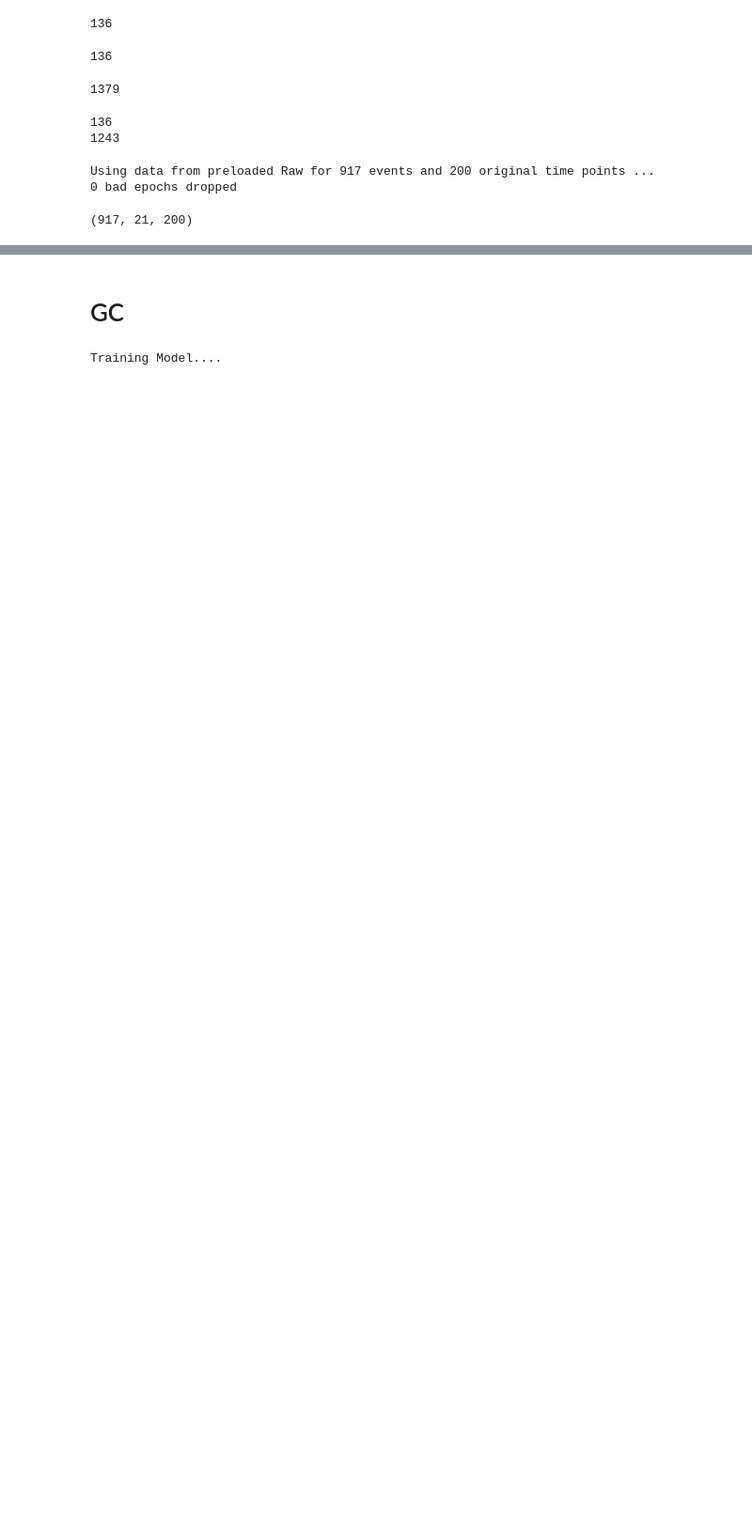
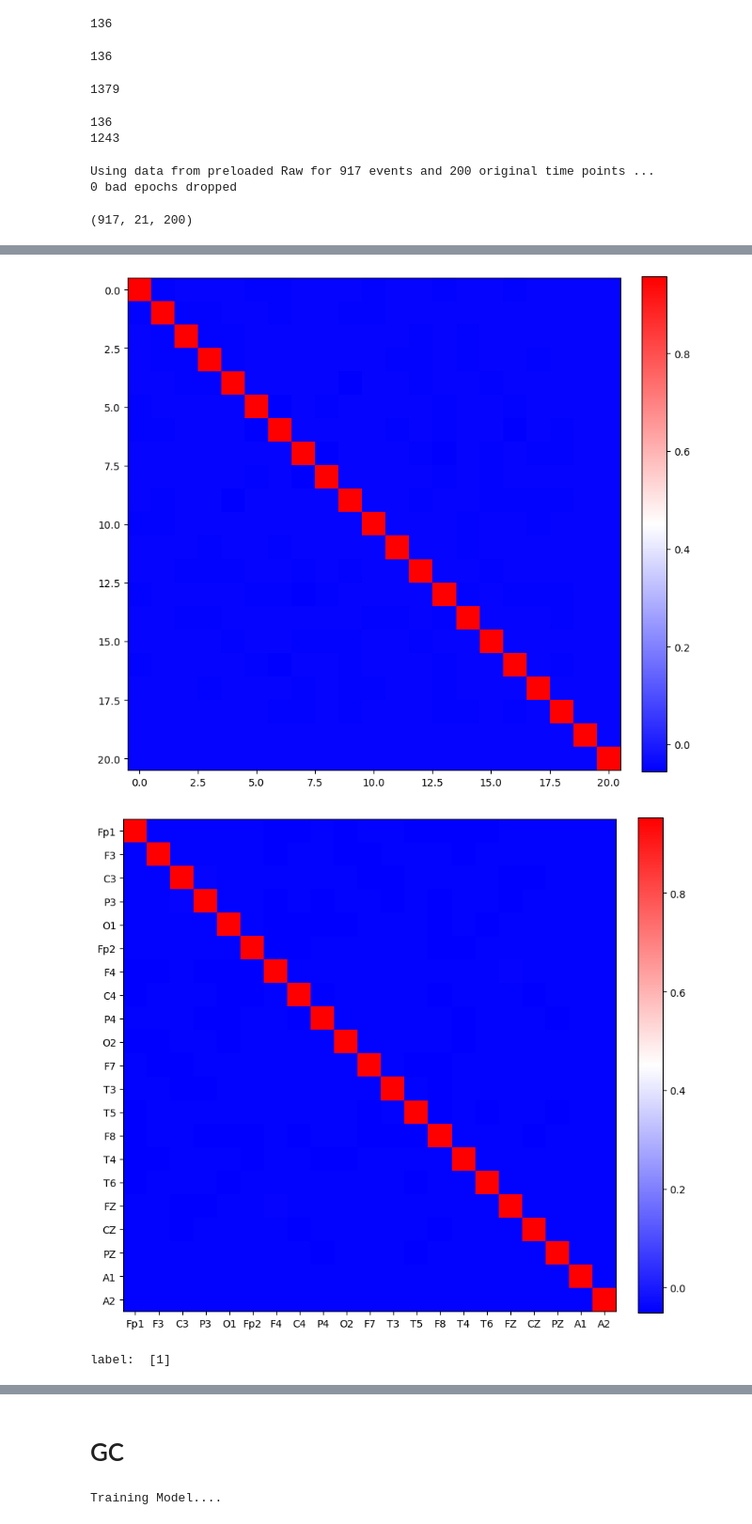
Before and after one commit to mhmdrdwn/EEG-Graph, a Jupyter notebook: graph_gcn_caueeg_normal_abnormal.ipynb, the cells around one changed output, grey strips where cells are left out. Shown at 94% size. Cells and saved outputs as stored; diff of their text form; code cells hidden in the pictures; blank space fills up the shorter version.

```diff
--- a/graph_gcn_caueeg_normal_abnormal.ipynb
+++ b/graph_gcn_caueeg_normal_abnormal.ipynb
@@ -280,7 +252,7 @@ def build_data(raw_data, bands=False):
 
     return data_features, data_graphs, data_labels
 # %%
-#%%capture
+%%capture
 np.random.seed(42)
 train_X, train_graphs, train_y = build_data(train_data_files)
-#test_X, test_graphs, test_y = build_data(test_data_files)
+test_X, test_graphs, test_y = build_data(test_data_files)
@@ -375,0 +307,14 @@ np.mean(abnormal_efficiency), np.std(abnormal_efficiency)
+# %%
+#np.save("../caueeg_features/conn_data/gc/train_X.npy", train_X)
+#np.save("../caueeg_features/conn_data/gc/test_X.npy", test_X)
+#np.save("../caueeg_features/conn_data/gc/train_y.npy", train_y)
+#np.save("../caueeg_features/conn_data/gc/test_y.npy", test_y)
+#np.save("../caueeg_features/conn_data/gc/train_graphs1.npy", train_graphs)
+#np.save("../caueeg_features/conn_data/gc/test_graphs1.npy", test_graphs)
+
+train_X = np.load("../caueeg_features/conn_data/gc/train_X.npy")
+test_X = np.load("../caueeg_features/conn_data/gc/test_X.npy")
+train_y = np.load("../caueeg_features/conn_data/gc/train_y.npy")
+test_y = np.load("../caueeg_features/conn_data/gc/test_y.npy")
+train_graphs = np.load("../caueeg_features/conn_data/gc/train_graphs1.npy")
+test_graphs = np.load("../caueeg_features/conn_data/gc/test_graphs1.npy")
@@ -375,0 +364,27 @@ np.mean(abnormal_efficiency), np.std(abnormal_efficiency)
+# %%
+import matplotlib.pyplot as plt
+import numpy as np
+fig, ax = plt.subplots(figsize=(9.5,9.5))
+fig2, ax2 = plt.subplots(figsize=(9.5,9.5))
+
+# create an index for each tick position
+my_xticks = ch_names_renamed
+x = range(21)
+
+plt.xticks(x, my_xticks)
+plt.yticks(x, my_xticks)
+
+im = ax.imshow(train_graphs[6, 0], cmap='bwr', interpolation='nearest')
+fig.colorbar(im, orientation='vertical', fraction=0.046, pad=0.04)
+
+im2 = ax2.imshow(train_graphs[6, 1], cmap='bwr', interpolation='nearest')
+fig2.colorbar(im2, orientation='vertical', fraction=0.046, pad=0.04)
+#fig.savefig("abnormal2.pdf", bbox_inches='tight')
+
+plt.show()
+
+print("label: ", train_y[6])
+# %% [output]
+[figure, added]
+[figure, added]
+label:  [1]
```
Also changed, not shown: parts of 57 cells of this notebook.
